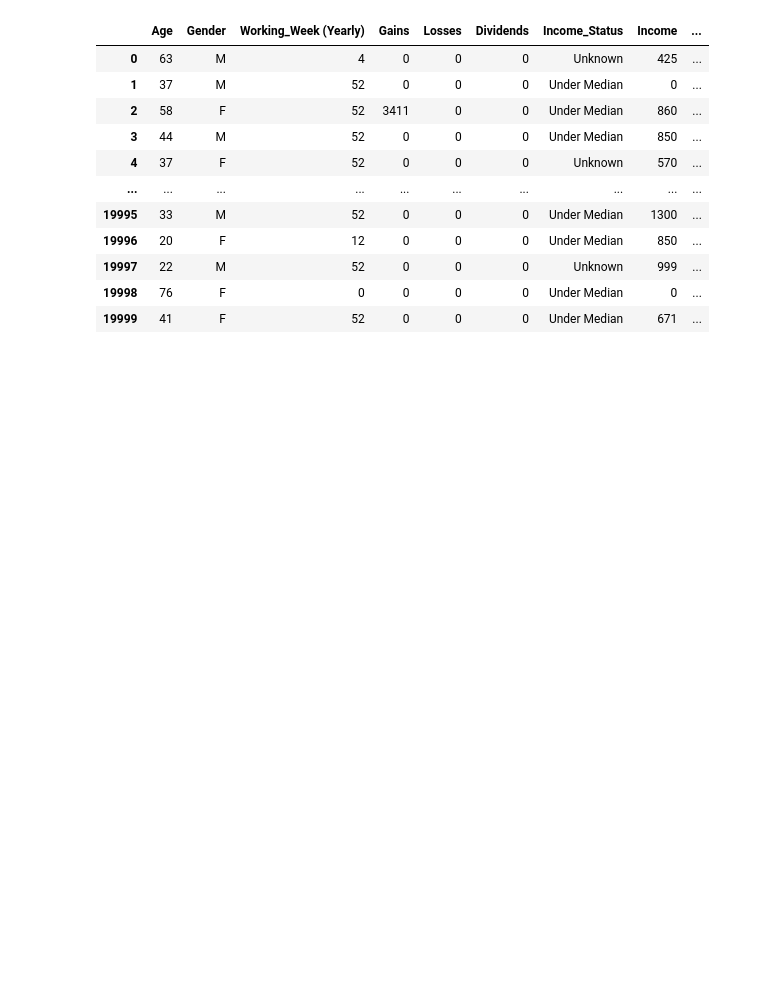
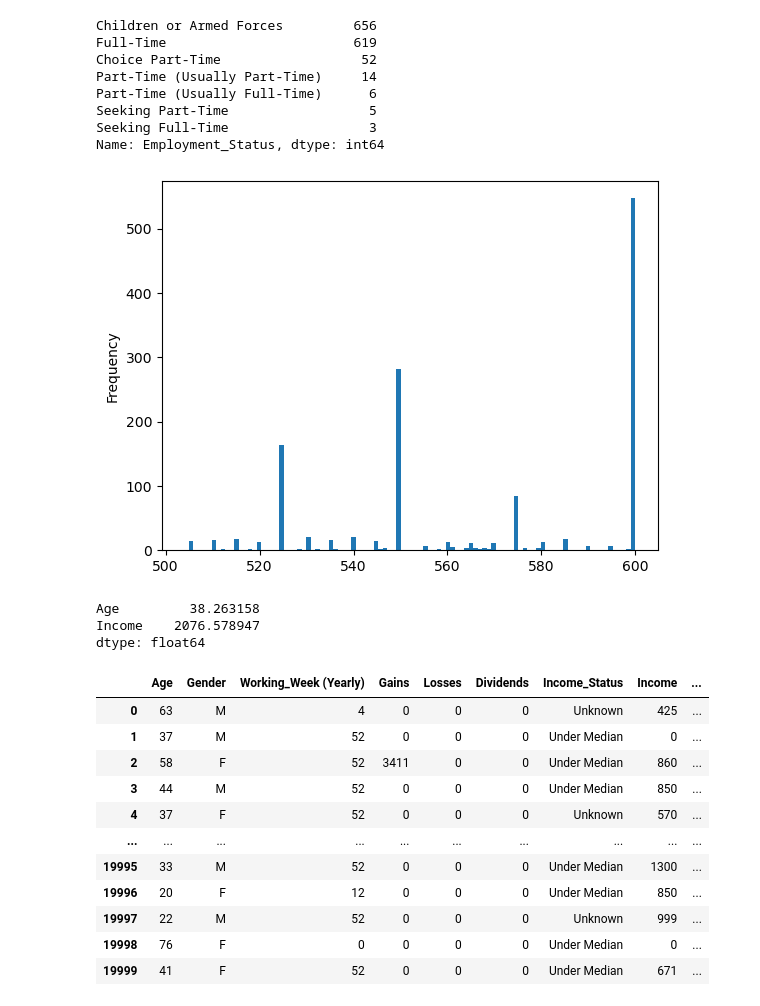
Before and after one commit to jjh0987/MyProject, a Jupyter notebook: pythonProject/dacon/income prediction/Untitled1.ipynb, the cells around one changed output. Saved outputs shown, nothing was run; the diff lists cells and outputs as text; code cells hidden in the pictures; blank space fills up the shorter version.

```diff
--- a/pythonProject/dacon/income prediction/Untitled1.ipynb
+++ b/pythonProject/dacon/income prediction/Untitled1.ipynb
@@ -21,3 +38,26 @@ train[train['Income'] < 3000]['Income'].plot.hist(bins=150)
+# %%
+s = 500
+e = s + 100
+train[(train['Income'] > s) & (train['Income'] <= e)]['Income'].plot.hist(bins=100)
+train[(train['Income'] > s) & (train['Income'] <= e)]['Employment_Status'].value_counts()
+# %% [output]
+Children or Armed Forces         656
+Full-Time                        619
+Choice Part-Time                  52
+Part-Time (Usually Part-Time)     14
+Part-Time (Usually Full-Time)      6
+Seeking Part-Time                  5
+Seeking Full-Time                  3
+Name: Employment_Status, dtype: int64
+[figure, added]
+# %%
+s = 2000
+e = s + 100
+train[(train['Income'] > s) & (train['Income'] <= e)].loc[:,['Age','Income']].mean()
+# %% [output]
+Age         38.263158
+Income    2076.578947
+dtype: float64
 # %%
 # train = pd.read_csv('./open/train.csv').drop('ID',axis=1)
 # test = pd.read_csv('./open/test.csv').drop('ID',axis=1)
```
Also changed, not shown: parts of 22 cells of this notebook, 8 other files.
